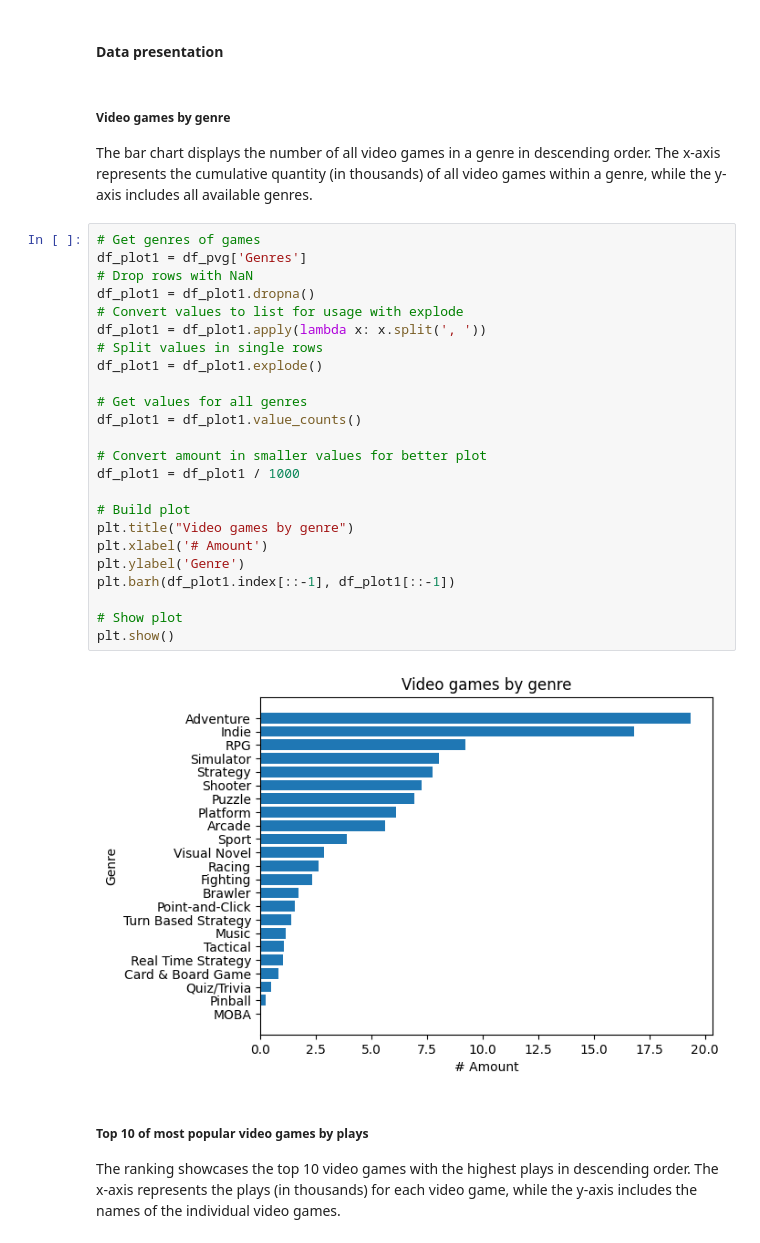
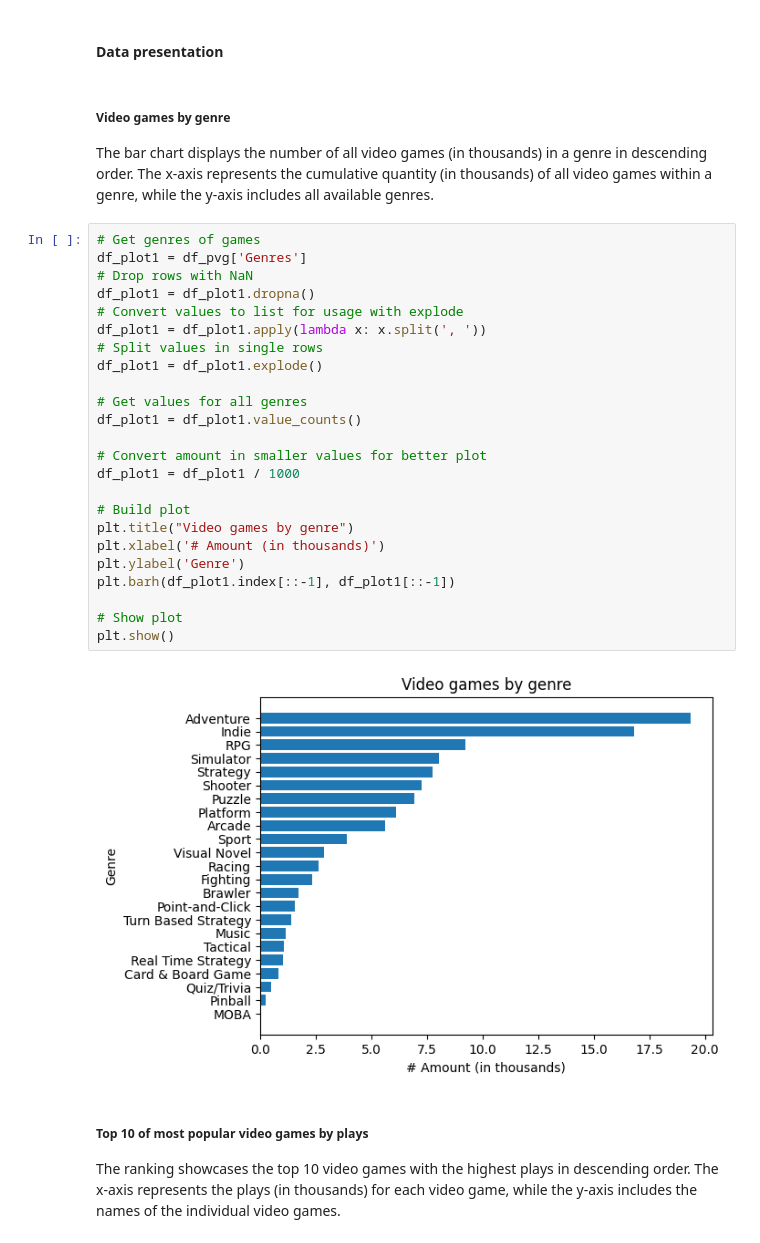
Before and after one commit to KevGame/made-template, a Jupyter notebook: project/report.ipynb, the cells around one changed output. Drawn from its saved outputs; the diff is of its cells as text.

```diff
--- a/project/report.ipynb
+++ b/project/report.ipynb
@@ -165,33 +165,33 @@ df_merged = pd.read_sql_table('merged', con)
 # %% [markdown]
 ##### Video games by genre
 
-The bar chart displays the number of all video games in a genre in descending order. The x-axis represents the cumulative quantity (in thousands) of all video games within a genre, while the y-axis includes all available genres.
+The bar chart displays the number of all video games (in thousands) in a genre in descending order. The x-axis represents the cumulative quantity (in thousands) of all video games within a genre, while the y-axis includes all available genres.
 # %%
 # Get genres of games
 df_plot1 = df_pvg['Genres']
 # Drop rows with NaN
 df_plot1 = df_plot1.dropna()
 # Convert values to list for usage with explode
 df_plot1 = df_plot1.apply(lambda x: x.split(', '))
 # Split values in single rows
 df_plot1 = df_plot1.explode()
 
 # Get values for all genres
 df_plot1 = df_plot1.value_counts()
 
 # Convert amount in smaller values for better plot
 df_plot1 = df_plot1 / 1000
 
 # Build plot
 plt.title("Video games by genre")
-plt.xlabel('# Amount')
+plt.xlabel('# Amount (in thousands)')
 plt.ylabel('Genre')
 plt.barh(df_plot1.index[::-1], df_plot1[::-1])
 
 # Show plot
 plt.show()
 # %% [output]
-[figure, old version]
+[figure, new version]
 # %% [markdown]
 ##### Top 10 of most popular video games by plays
 
```
Also changed, not shown: 6 other files.
